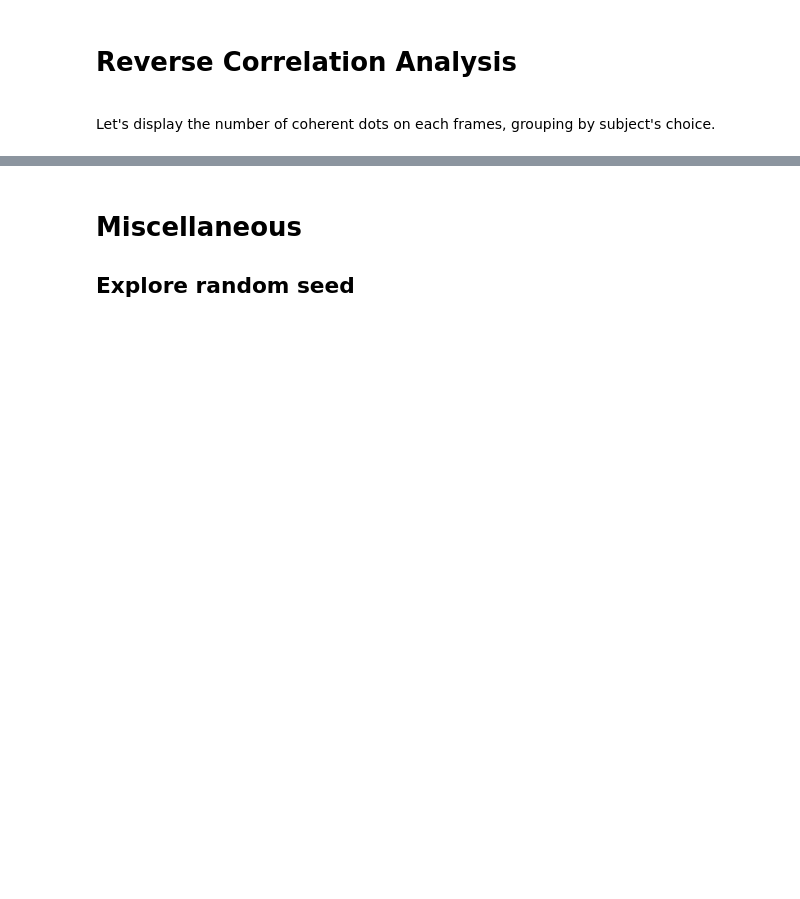
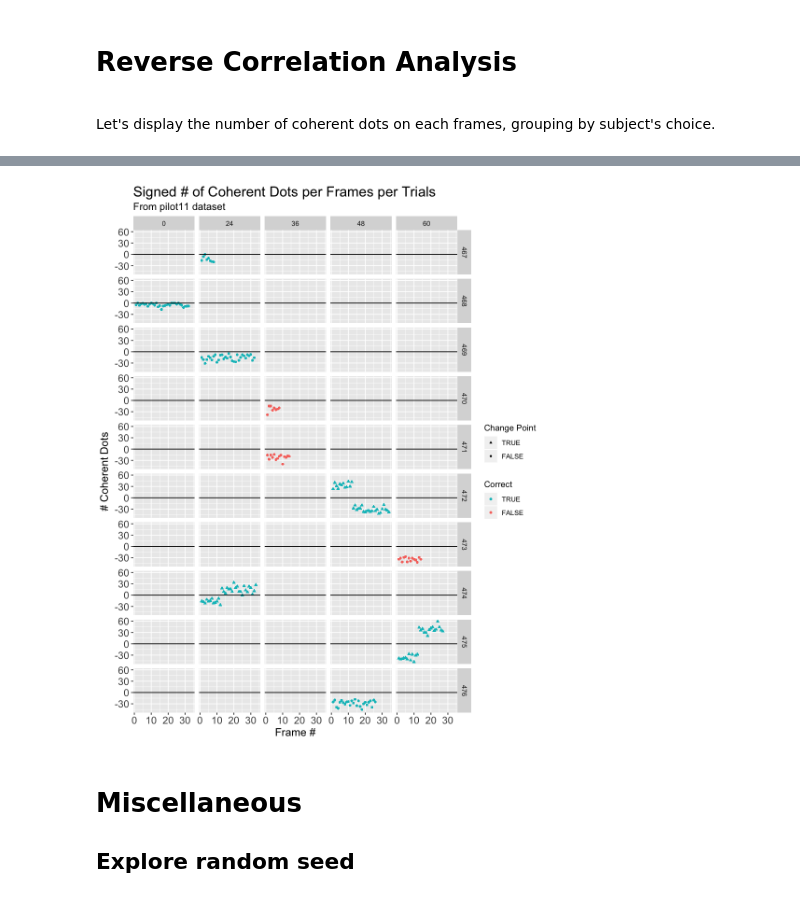
Before and after one commit to TheGoldLab/Analysis_SingleCP_DotsReversal, a Jupyter notebook: Jupyter/pilot11.ipynb, the cells around one changed output, grey strips where cells are left out. Cells and saved outputs as stored; diff of their text form; code cells hidden in the pictures; blank space fills up the shorter version.

Commit message:
plot signed numCohDots for pilot11

```diff
--- a/Jupyter/pilot11.ipynb
+++ b/Jupyter/pilot11.ipynb
@@ -1002,15 +1001,17 @@ ggplot(diffDots, aes(x=as.factor(choice), y=diffDots)) +
 Let's display the number of coherent dots on each frames, grouping by subject's choice.
 # %%
 # count coherent dots on each frame
-cohDots <- DOTS[,
-                      .(numCohDots=sum(isCoherent),
-                        initDirection,
-                        endDirection,
-                        presenceCP),
-                      by=.(frameIdx, trialCount)]
+cohDots <- DOTS[!is.na(validTrialCount),
+                .(numCohDots=sum(isCoherent),
+                  initDirection,
+                  endDirection,
+                  presenceCP,
+                  correct,
+                  coherence),
+                by=.(frameIdx, validTrialCount)]
 
 # see if some frames have 0 coherent dots
-unique(cohDots[numCohDots == 0,.(trialCount,frameIdx)])
+# unique(cohDots[numCohDots == 0,.(validTrialCount)])
 # %%
 # let's try to sign numCohDots according to the direction of motion (+ for R and - for L)
 ## add a copy of numCohDots column named signedNumCohDots, and an ID col that just indexes the rows
@@ -1044,31 +1047,29 @@ unique(cohDots[presenceCP == 1,
 # %%
 # control output figure size
-options(repr.plot.width=8, repr.plot.height=60)
+options(repr.plot.width=8, repr.plot.height=10)
 
-# add ID col to DOTS and cohDots to perform a join
-DOTS[,ID:=.I]
-cohDots[,rowNumber := NULL]
-cohDots[,ID:=.I]
 
 # plot
-ggplot(DOTS[cohDots, on=c("ID","frameIdx","trialCount")], aes(x=frameIdx, y=signedNumCohDots)) +
-    geom_point(aes(col=factor(correct), shape=factor(presenceCP)), size=2) +
-    facet_grid(trialIndex~coherence) +
+ggplot(cohDots[validTrialCount > 466], aes(x=frameIdx, y=signedNumCohDots)) +
+    geom_point(aes(col=correct, shape=presenceCP), size=SMALL_DOT_SIZE) +
+    facet_grid(validTrialCount~coherence) +
 #    geom_line(aes(col=Event),size=.2) +
     geom_hline(yintercept = 0) +
     guides(colour = guide_legend(reverse=T), shape = guide_legend(reverse=T)) +
     labs(title="Signed # of Coherent Dots per Frames per Trials",
          subtitle=paste("From pilot",PILOT_NUMBER," dataset",sep=""),
          y="# Coherent Dots",
          x="Frame #",
          color="Correct", shape="Change Point") +
-    theme(plot.title=element_text(size=20, lineheight=1.2),  # title
-            plot.subtitle=element_text(size=15, family="American Typewriter"),  # subtitle
-            plot.caption=element_text(size=15),                                 # caption
+    theme(plot.title=element_text(size=PLOT_TITLE_FONT_SIZE, lineheight=1.2),  # title
+            plot.subtitle=element_text(size=PLOT_SUBTITLE_FONT_SIZE),  # subtitle
+            plot.caption=element_text(size=PLOT_SUBTITLE_FONT_SIZE),                                 # caption
             axis.title.x=element_text(size=AXES_LABEL_FONT),  # X axis title
             axis.title.y=element_text(size=AXES_LABEL_FONT),  # Y axis title
             axis.text.x=element_text(size=AXES_FONT),  # X axis text
             axis.text.y=element_text(size=AXES_FONT))  # Y axis text
+# %% [output]
+[figure, added]
 # %% [markdown]
 # Miscellaneous
 ##  Explore random seed
```
Also changed, not shown: parts of 11 cells of this notebook.
